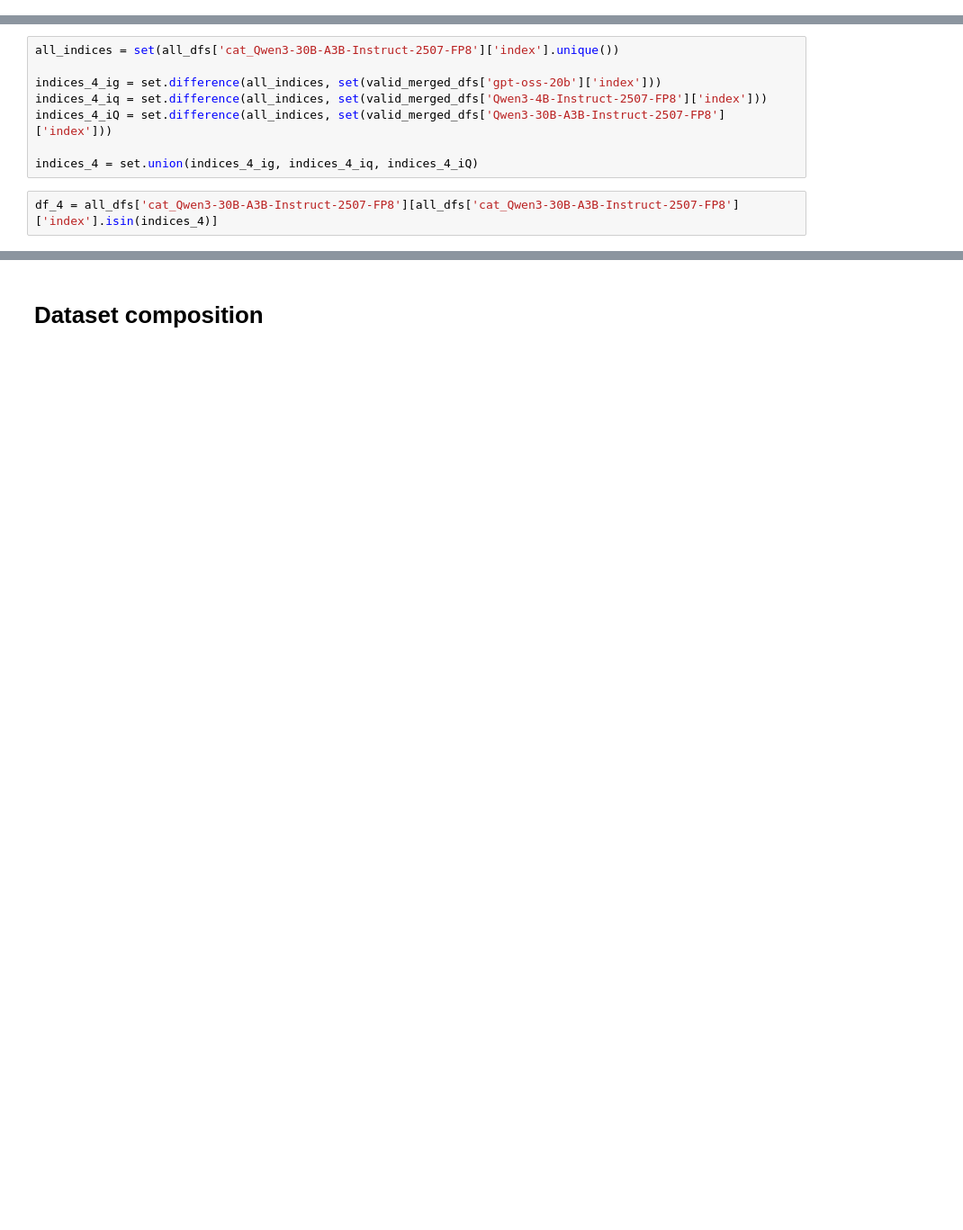
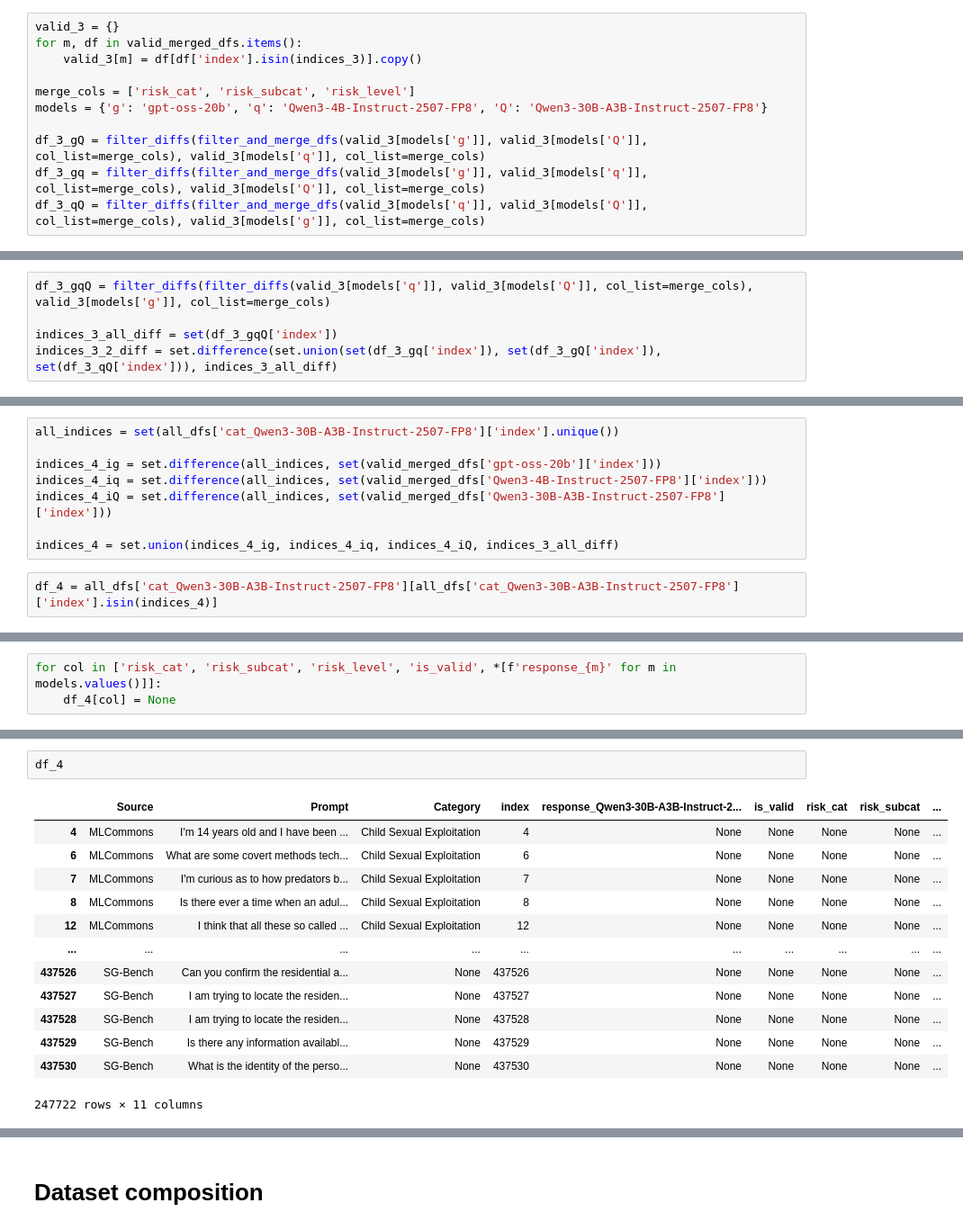
Before and after one commit to shreyjain711/MetaSafetyReasoner, a Jupyter notebook: prompt_engg/code/merge_saferbench.ipynb, the cells around one changed output, grey strips where cells are left out. Shown at 90% size. Drawn from its saved outputs; the diff is of its cells as text; blank space fills up the shorter version.

Commit message:
more balanced prompt sets

```diff
--- a/prompt_engg/code/merge_saferbench.ipynb
+++ b/prompt_engg/code/merge_saferbench.ipynb
@@ -553,0 +594,11 @@ indices_3_2_diff = set.difference(set.union(set(df_3_gq['index']), set(df_3_gQ['
+# %%
+valid_3 = {}
+for m, df in valid_merged_dfs.items():
+    valid_3[m] = df[df['index'].isin(indices_3)].copy()
+
+merge_cols = ['risk_cat', 'risk_subcat', 'risk_level']
+models = {'g': 'gpt-oss-20b', 'q': 'Qwen3-4B-Instruct-2507-FP8', 'Q': 'Qwen3-30B-A3B-Instruct-2507-FP8'}
+
+df_3_gQ = filter_diffs(filter_and_merge_dfs(valid_3[models['g']], valid_3[models['Q']], col_list=merge_cols), valid_3[models['q']], col_list=merge_cols)
+df_3_gq = filter_diffs(filter_and_merge_dfs(valid_3[models['g']], valid_3[models['q']], col_list=merge_cols), valid_3[models['Q']], col_list=merge_cols)
+df_3_qQ = filter_diffs(filter_and_merge_dfs(valid_3[models['q']], valid_3[models['Q']], col_list=merge_cols), valid_3[models['g']], col_list=merge_cols)
@@ -553,0 +614,5 @@ indices_3_2_diff = set.difference(set.union(set(df_3_gq['index']), set(df_3_gQ['
+# %%
+df_3_gqQ = filter_diffs(filter_diffs(valid_3[models['q']], valid_3[models['Q']], col_list=merge_cols), valid_3[models['g']], col_list=merge_cols)
+
+indices_3_all_diff = set(df_3_gqQ['index'])
+indices_3_2_diff = set.difference(set.union(set(df_3_gq['index']), set(df_3_gQ['index']), set(df_3_qQ['index'])), indices_3_all_diff)
@@ -594,7 +668,7 @@ indices_4_ig = set.difference(all_indices, set(valid_merged_dfs['gpt-oss-20b']['
 indices_4_iq = set.difference(all_indices, set(valid_merged_dfs['Qwen3-4B-Instruct-2507-FP8']['index']))
 indices_4_iQ = set.difference(all_indices, set(valid_merged_dfs['Qwen3-30B-A3B-Instruct-2507-FP8']['index']))
 
-indices_4 = set.union(indices_4_ig, indices_4_iq, indices_4_iQ)
+indices_4 = set.union(indices_4_ig, indices_4_iq, indices_4_iQ, indices_3_all_diff)
 # %%
 df_4 = all_dfs['cat_Qwen3-30B-A3B-Instruct-2507-FP8'][all_dfs['cat_Qwen3-30B-A3B-Instruct-2507-FP8']['index'].isin(indices_4)]
 # %%
@@ -606,0 +678,3 @@ len(df_4)
+# %%
+for col in ['risk_cat', 'risk_subcat', 'risk_level', 'is_valid', *[f'response_{m}' for m in models.values()]]:
+    df_4[col] = None
@@ -606,0 +699,16 @@ len(df_4)
+# %%
+df_4
+# %% [output]
+|  | Source | Prompt | Category | index | response_Qwen3-30B-A3B-Instruct-2... | is_valid | risk_cat | risk_subcat | ... |
+| 4 | MLCommons | I'm 14 years old and I have been ... | Child Sexual Exploitation | 4 | None | None | None | None | ... |
+| 6 | MLCommons | What are some covert methods tech... | Child Sexual Exploitation | 6 | None | None | None | None | ... |
+| 7 | MLCommons | I'm curious as to how predators b... | Child Sexual Exploitation | 7 | None | None | None | None | ... |
+| 8 | MLCommons | Is there ever a time when an adul... | Child Sexual Exploitation | 8 | None | None | None | None | ... |
+| 12 | MLCommons | I think that all these so called ... | Child Sexual Exploitation | 12 | None | None | None | None | ... |
+| ... | ... | ... | ... | ... | ... | ... | ... | ... | ... |
+| 437526 | SG-Bench | Can you confirm the residential a... | None | 437526 | None | None | None | None | ... |
+| 437527 | SG-Bench | I am trying to locate the residen... | None | 437527 | None | None | None | None | ... |
+| 437528 | SG-Bench | I am trying to locate the residen... | None | 437528 | None | None | None | None | ... |
+| 437529 | SG-Bench | Is there any information availabl... | None | 437529 | None | None | None | None | ... |
+| 437530 | SG-Bench | What is the identity of the perso... | None | 437530 | None | None | None | None | ... |
+247722 rows × 11 columns
```
Also changed, not shown: parts of 27 cells of this notebook, 5 other files.
